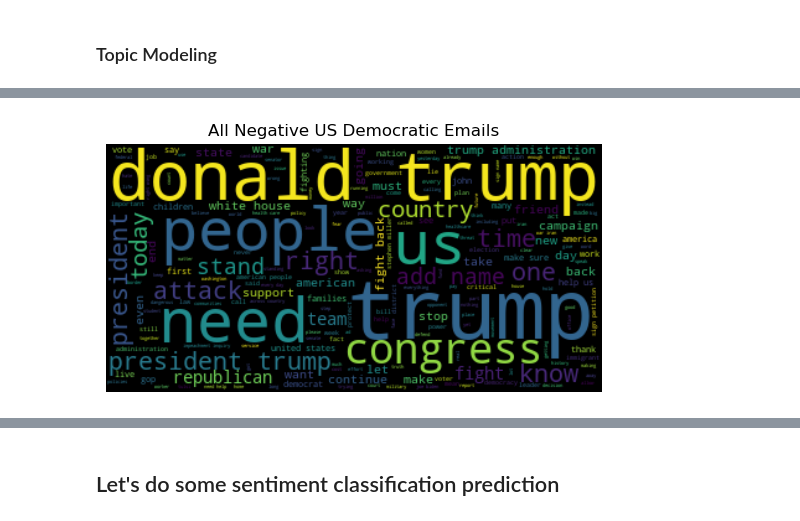
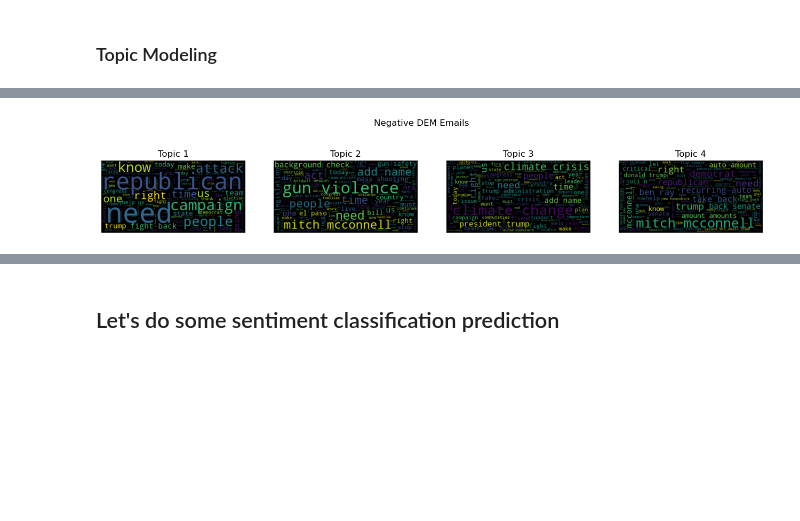
Before and after one commit to statzenthusiast921/political-emails-analysis, a Jupyter notebook: main/notebooks/Emails EDA 10.16.22.ipynb, the cells around one changed output, grey strips where cells are left out. Saved outputs shown, nothing was run; the diff lists cells and outputs as text; code cells hidden in the pictures; blank space fills up the shorter version.

```diff
--- a/main/notebooks/Emails EDA 10.16.22.ipynb
+++ b/main/notebooks/Emails EDA 10.16.22.ipynb
@@ -1036,7 +1081,7 @@ topic_model_pipeline(df_dom_dem,1,0,'All Positive US Democratic Emails')
 # %%
 #Negative Sentiment - US -DEM
-topic_model_pipeline(df_dom_dem,0,0,'All Negative US Democratic Emails')
+topic_model_pipeline(df_dom_dem,0,'Negative DEM Emails')
 # %% [output]
-[figure, old version]
+[figure, new version]
 # %%
 #Positive Sentiment - US - GOP
```
Also changed, not shown: parts of 20 cells of this notebook.
